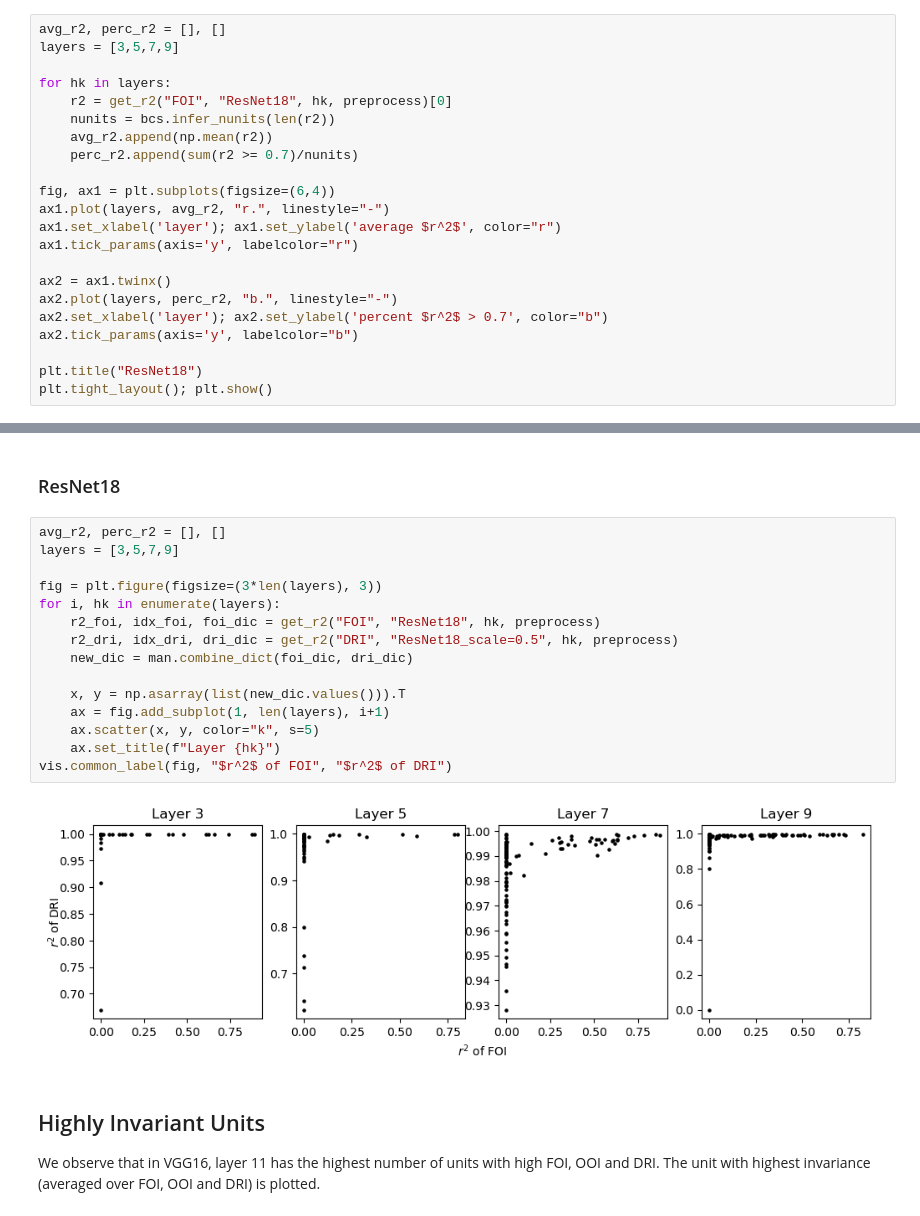
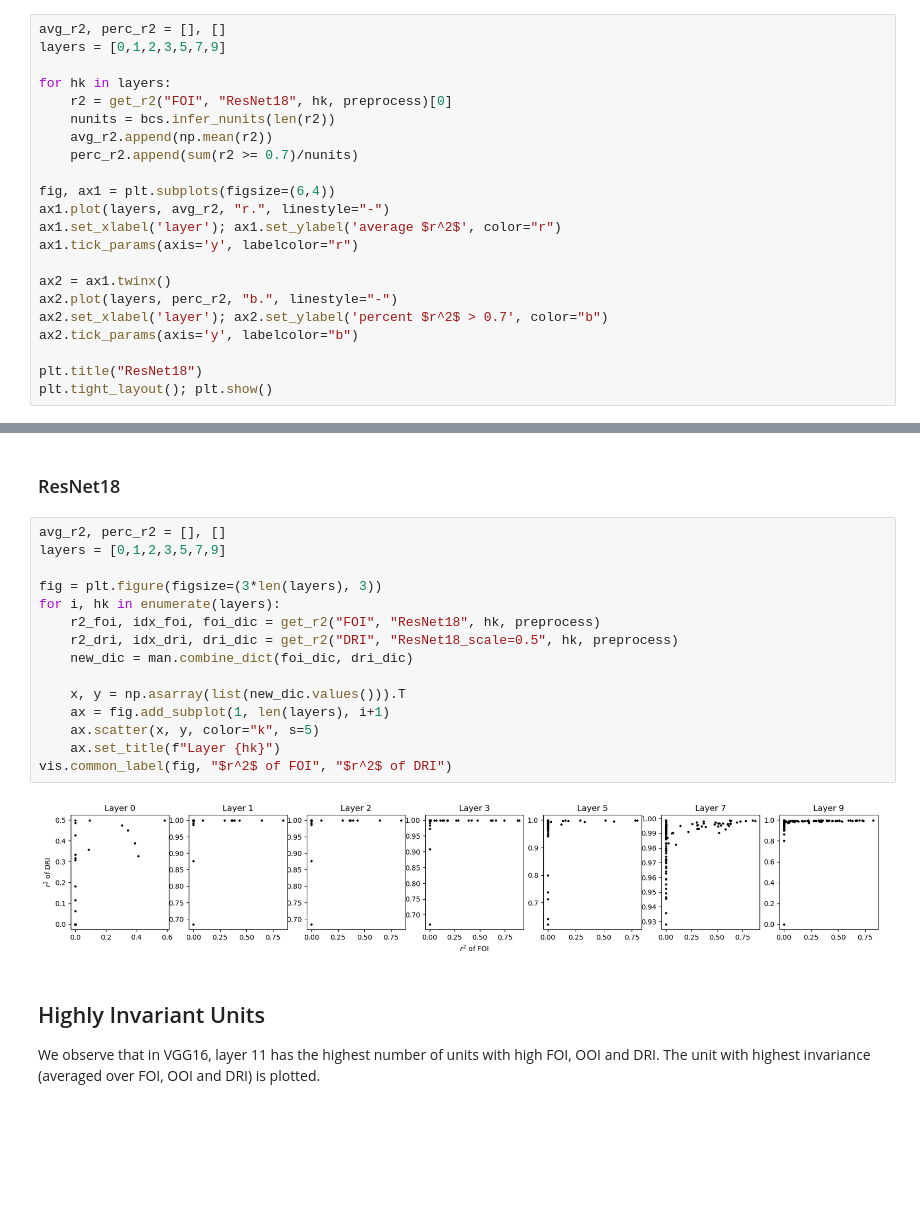
Before and after one commit to L24358/artiphisiology, a Jupyter notebook: main/reports/20230415_summary.ipynb, the cells around one changed output, grey strips where cells are left out. Saved outputs shown, nothing was run; the diff lists cells and outputs as text; blank space fills up the shorter version.

Commit message:
Add DRI for ResNet18 for layers 0,1,2

```diff
--- a/main/reports/20230415_summary.ipynb
+++ b/main/reports/20230415_summary.ipynb
@@ -143,7 +143,7 @@ Text(0.5, 1.0, 'VGG 16')
 ### ResNet18
 # %%
 avg_r2, perc_r2 = [], []
-layers = [3,5,7,9]
+layers = [0,1,2,3,5,7,9]
 
 for hk in layers:
     r2 = get_r2("FOI", "ResNet18", hk, preprocess)[0]
@@ -257,21 +257,21 @@ vis.common_label(fig, "$r^2$ of FOI", "$r^2$ of DRI")
 ### ResNet18
 # %%
 avg_r2, perc_r2 = [], []
-layers = [3,5,7,9]
+layers = [0,1,2,3,5,7,9]
 
 fig = plt.figure(figsize=(3*len(layers), 3))
 for i, hk in enumerate(layers):
     r2_foi, idx_foi, foi_dic = get_r2("FOI", "ResNet18", hk, preprocess)
     r2_dri, idx_dri, dri_dic = get_r2("DRI", "ResNet18_scale=0.5", hk, preprocess)
     new_dic = man.combine_dict(foi_dic, dri_dic)
 
     x, y = np.asarray(list(new_dic.values())).T
     ax = fig.add_subplot(1, len(layers), i+1)
     ax.scatter(x, y, color="k", s=5)
     ax.set_title(f"Layer {hk}")
 vis.common_label(fig, "$r^2$ of FOI", "$r^2$ of DRI")
 # %% [output]
-[figure, old version]
+[figure, new version]
 # %% [markdown]
 ## Highly Invariant Units
 
```
Also changed, not shown: parts of 1 cell of this notebook, 18 other files.
